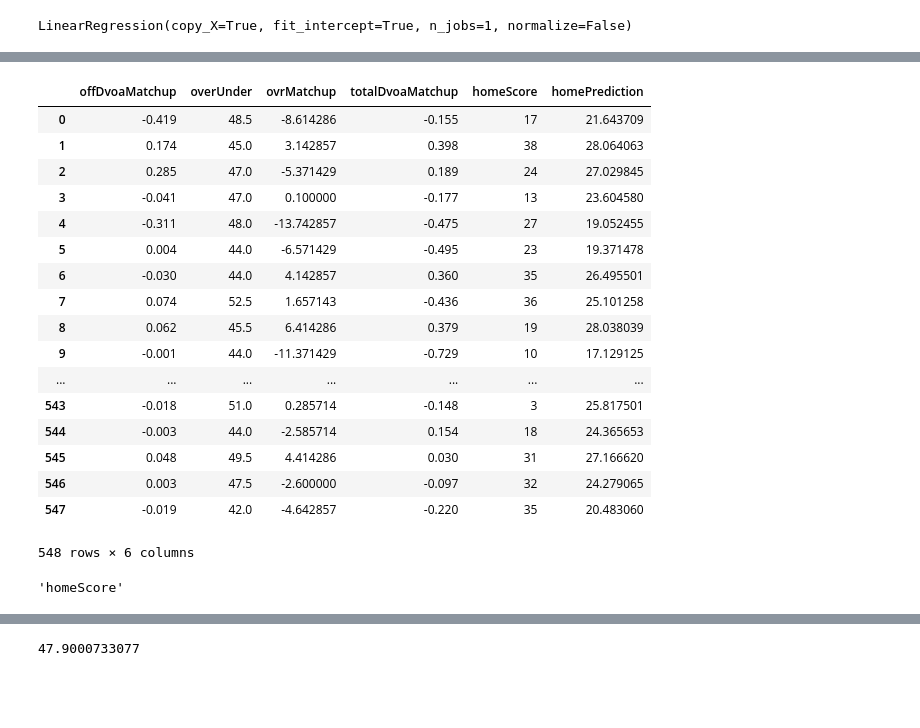
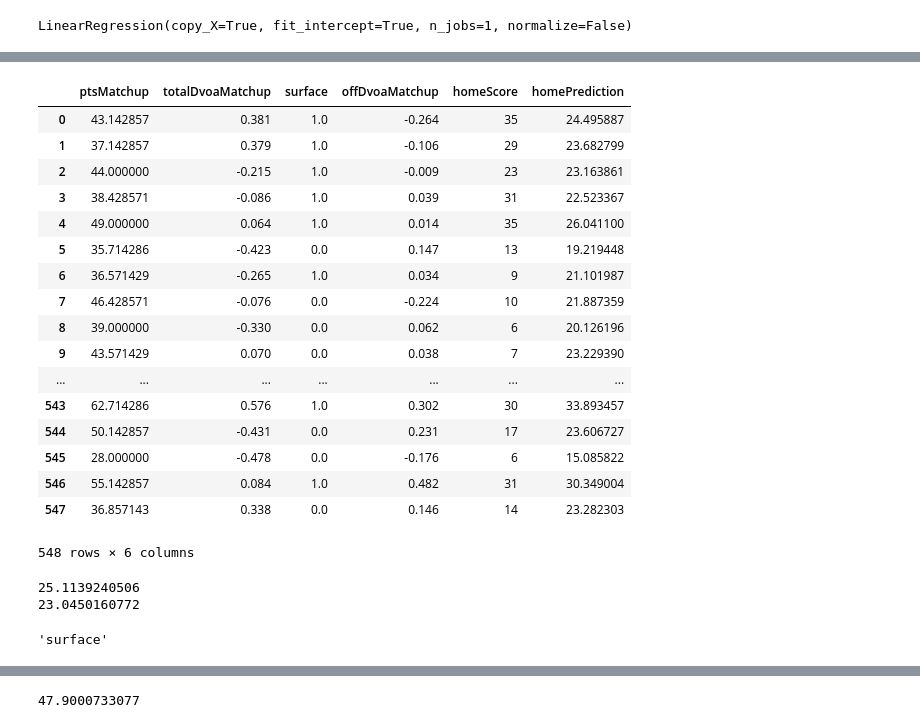
Before and after one commit to mries14/Springboard, a Jupyter notebook: Capstone1/models/newestTotalPredictor.ipynb, the cells around one changed output, grey strips where cells are left out. Cells and saved outputs as stored; diff of their text form; code cells hidden in the pictures; blank space fills up the shorter version.

```diff
--- a/Capstone1/models/newestTotalPredictor.ipynb
+++ b/Capstone1/models/newestTotalPredictor.ipynb
@@ -920,4 +888,0 @@ OLS Regression Results
-# %%
-X_opt = X_train_home[:, [0,1,2,3,4,9,10]]
-regressor_OLS = sm.OLS(endog = y_train_home, exog = X_opt).fit()
-regressor_OLS.summary()
@@ -947,4 +888,0 @@ OLS Regression Results
-# %%
-X_opt = X_train_home[:, [0,1,2,4,9,10]]
-regressor_OLS = sm.OLS(endog = y_train_home, exog = X_opt).fit()
-regressor_OLS.summary()
@@ -973,4 +888,0 @@ OLS Regression Results
-# %%
-X_opt = X_train_home[:, [0,1,2,9,10]]
-regressor_OLS = sm.OLS(endog = y_train_home, exog = X_opt).fit()
-regressor_OLS.summary()
@@ -1002,7 +893,7 @@ X_test_home.shape
 # %%
 # Now use this model to make predictions on the test set
 X_test_home = np.append(arr = np.ones((548,1)).astype(int), values = X_test_home, axis = 1)
-X_test_home = X_test_home[:, [0,1,2,9,10]]
+X_test_home = X_test_home[:, [0,3,6,8,9]]
 regressor = LinearRegression()
 regressor.fit(X_opt, y_train_home)
 y_pred_home = regressor.predict(X_test_home)
@@ -1095,26 +986,32 @@ testDf2.head()
 # %%
-testDf2 = testDf2.rename(index=int, columns = {1:'offDvoaMatchup',2:'overUnder',3:'ovrMatchup',4:'totalDvoaMatchup'})
+testDf2 = testDf2.rename(index=int, columns = {1:'ptsMatchup',2:'totalDvoaMatchup',3:'surface',4:'offDvoaMatchup'})
 testDf2 = testDf2.drop(0,axis=1)
 testDf2
 # %% [output]
-|  | offDvoaMatchup | overUnder | ovrMatchup | totalDvoaMatchup | homeScore | homePrediction |
-| 0 | -0.419 | 48.5 | -8.614286 | -0.155 | 17 | 21.643709 |
-| 1 | 0.174 | 45.0 | 3.142857 | 0.398 | 38 | 28.064063 |
-| 2 | 0.285 | 47.0 | -5.371429 | 0.189 | 24 | 27.029845 |
-| 3 | -0.041 | 47.0 | 0.100000 | -0.177 | 13 | 23.604580 |
-| 4 | -0.311 | 48.0 | -13.742857 | -0.475 | 27 | 19.052455 |
-| 5 | 0.004 | 44.0 | -6.571429 | -0.495 | 23 | 19.371478 |
-| 6 | -0.030 | 44.0 | 4.142857 | 0.360 | 35 | 26.495501 |
-| 7 | 0.074 | 52.5 | 1.657143 | -0.436 | 36 | 25.101258 |
-| 8 | 0.062 | 45.5 | 6.414286 | 0.379 | 19 | 28.038039 |
-| 9 | -0.001 | 44.0 | -11.371429 | -0.729 | 10 | 17.129125 |
+|  | ptsMatchup | totalDvoaMatchup | surface | offDvoaMatchup | homeScore | homePrediction |
+| 0 | 43.142857 | 0.381 | 1.0 | -0.264 | 35 | 24.495887 |
+| 1 | 37.142857 | 0.379 | 1.0 | -0.106 | 29 | 23.682799 |
+| 2 | 44.000000 | -0.215 | 1.0 | -0.009 | 23 | 23.163861 |
+| 3 | 38.428571 | -0.086 | 1.0 | 0.039 | 31 | 22.523367 |
+| 4 | 49.000000 | 0.064 | 1.0 | 0.014 | 35 | 26.041100 |
+| 5 | 35.714286 | -0.423 | 0.0 | 0.147 | 13 | 19.219448 |
+| 6 | 36.571429 | -0.265 | 1.0 | 0.034 | 9 | 21.101987 |
+| 7 | 46.428571 | -0.076 | 0.0 | -0.224 | 10 | 21.887359 |
+| 8 | 39.000000 | -0.330 | 0.0 | 0.062 | 6 | 20.126196 |
+| 9 | 43.571429 | 0.070 | 0.0 | 0.038 | 7 | 23.229390 |
 | ... | ... | ... | ... | ... | ... | ... |
-| 543 | -0.018 | 51.0 | 0.285714 | -0.148 | 3 | 25.817501 |
-| 544 | -0.003 | 44.0 | -2.585714 | 0.154 | 18 | 24.365653 |
-| 545 | 0.048 | 49.5 | 4.414286 | 0.030 | 31 | 27.166620 |
-| 546 | 0.003 | 47.5 | -2.600000 | -0.097 | 32 | 24.279065 |
-| 547 | -0.019 | 42.0 | -4.642857 | -0.220 | 35 | 20.483060 |
+| 543 | 62.714286 | 0.576 | 1.0 | 0.302 | 30 | 33.893457 |
+| 544 | 50.142857 | -0.431 | 0.0 | 0.231 | 17 | 23.606727 |
+| 545 | 28.000000 | -0.478 | 0.0 | -0.176 | 6 | 15.085822 |
+| 546 | 55.142857 | 0.084 | 1.0 | 0.482 | 31 | 30.349004 |
+| 547 | 36.857143 | 0.338 | 0.0 | 0.146 | 14 | 23.282303 |
 548 rows × 6 columns
+# %%
+print(np.mean(testDf2[testDf2['surface'] == 1]['homeScore']))
+print(np.mean(testDf2[testDf2['surface'] == 0]['homeScore']))
+# %% [output]
+25.1139240506
+23.0450160772
 # %%
 colsAway = list(testDf.columns)
 colsAway.pop(-1)
@@ -1123,12 +1020,12 @@ colsAway.pop(-1)
 colsHome = list(testDf2.columns)
 colsHome.pop(-1)
 colsHome.pop(-1)
-# colsHome.pop(2)
+colsHome.pop(-2)
 #colsHome
 # cols.pop(7)
 # cols.pop(7)
 # %% [output]
-'homeScore'
+'surface'
 # %%
 awayPredDf = awayMatchup.merge(testDf, on=colsAway)
 homePredDf = homeMatchup.merge(testDf2, on=colsHome)
```
Also changed, not shown: parts of 53 cells of this notebook, 7 other files.
